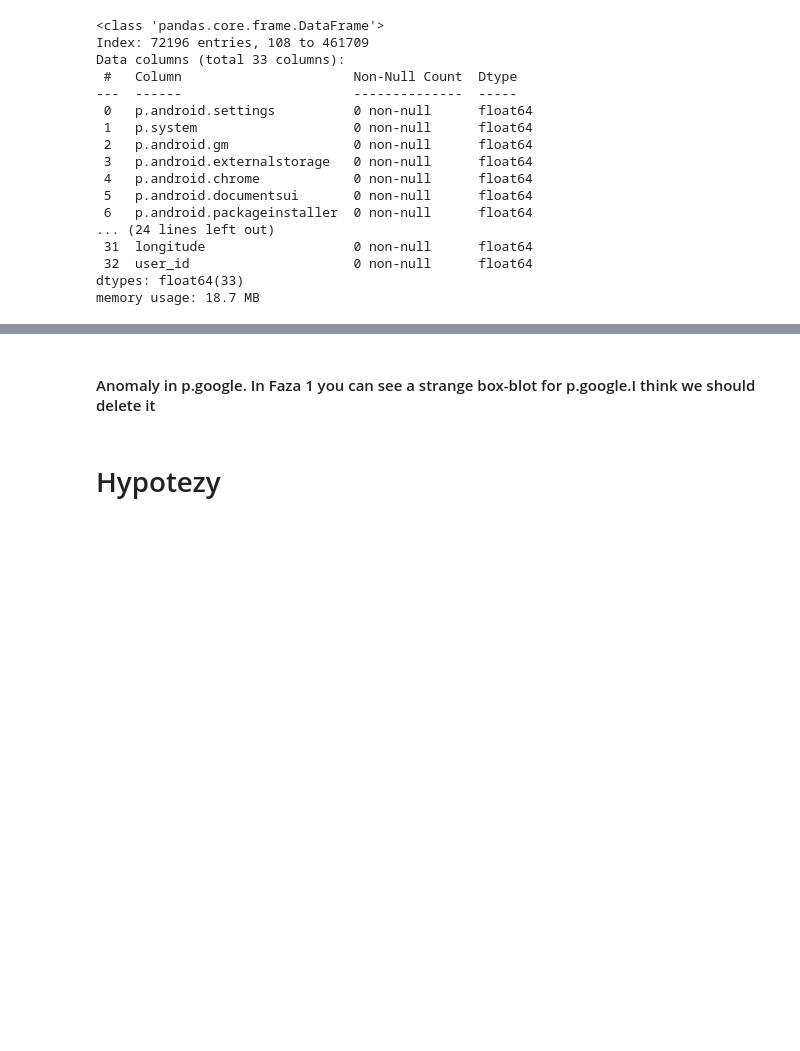
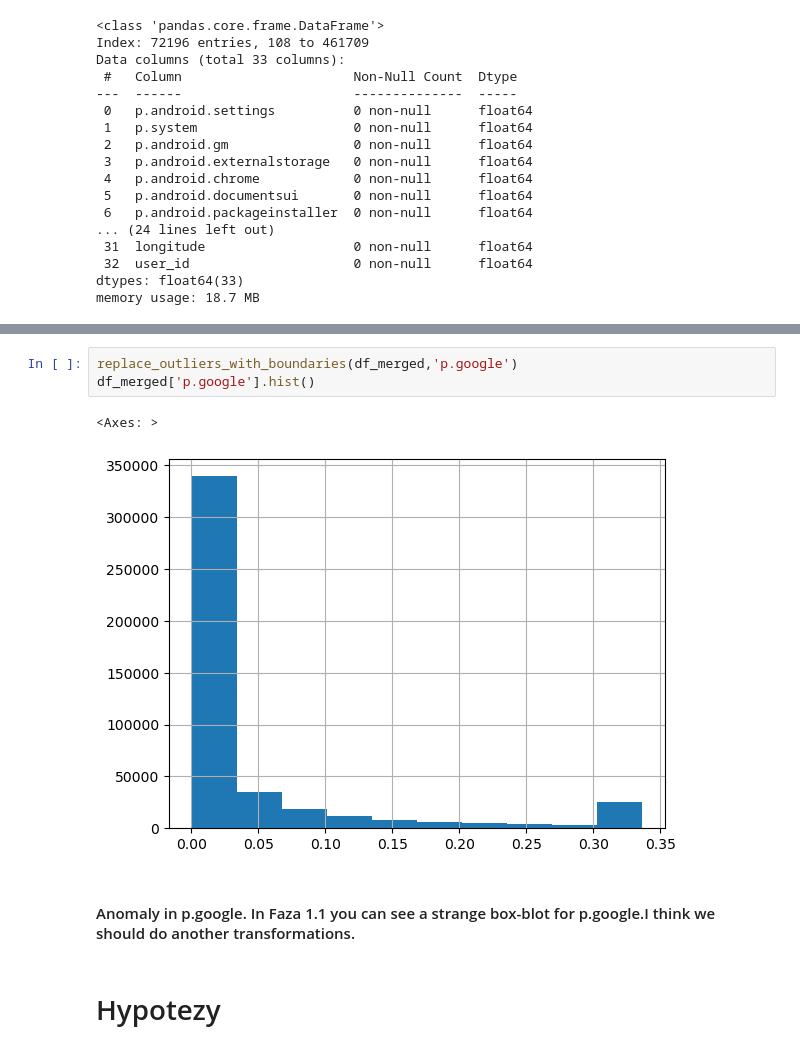
Before and after one commit to andrewtyv/IAU, a Jupyter notebook: proj.ipynb, the cells around one changed output, grey strips where cells are left out. Drawn from its saved outputs; the diff is of its cells as text; blank space fills up the shorter version.

Commit message:
Last fix of faza 1

```diff
--- a/proj.ipynb
+++ b/proj.ipynb
@@ -1060,5 +1128,11 @@ memory usage: 18.7 MB
+# %%
+replace_outliers_with_boundaries(df_merged,'p.google')
+df_merged['p.google'].hist()
+# %% [output]
+<Axes: >
+[figure, added]
 # %% [markdown]
-#### Anomaly in p.google. In Faza 1 you can see a strange box-blot for p.google.I think we should delete it
+#### Anomaly in p.google. In Faza 1.1 you can see a strange box-blot for p.google.I think we should do another transformations.
 # %% [markdown]
 # Hypotezy
 # %% [markdown]
```
Also changed, not shown: parts of 19 cells of this notebook.
